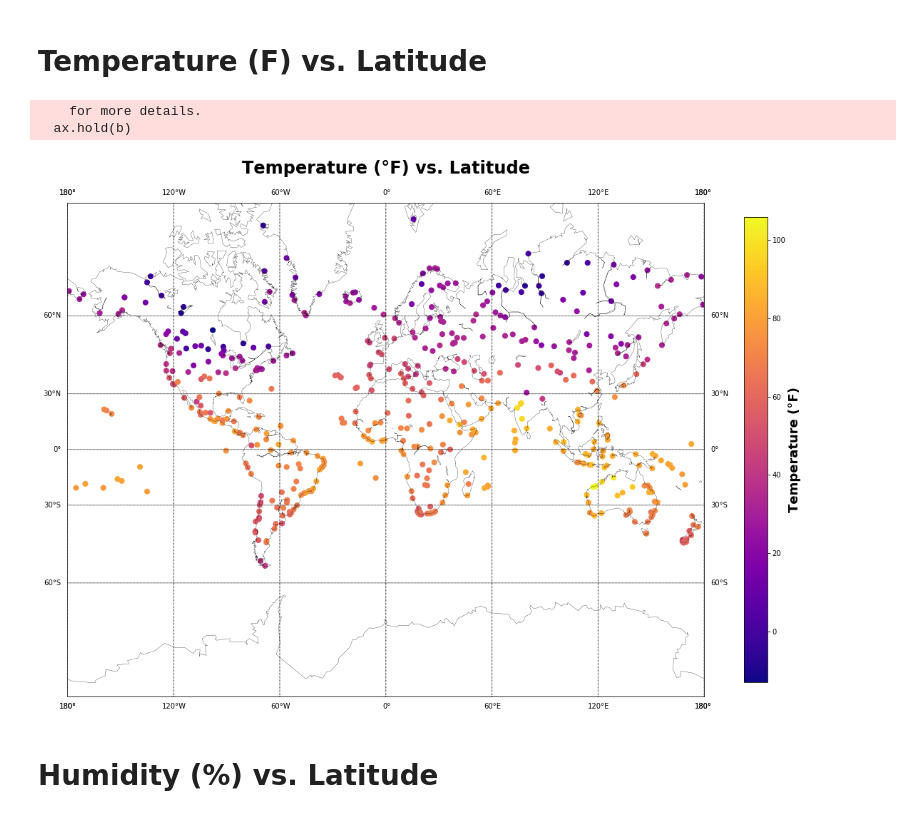
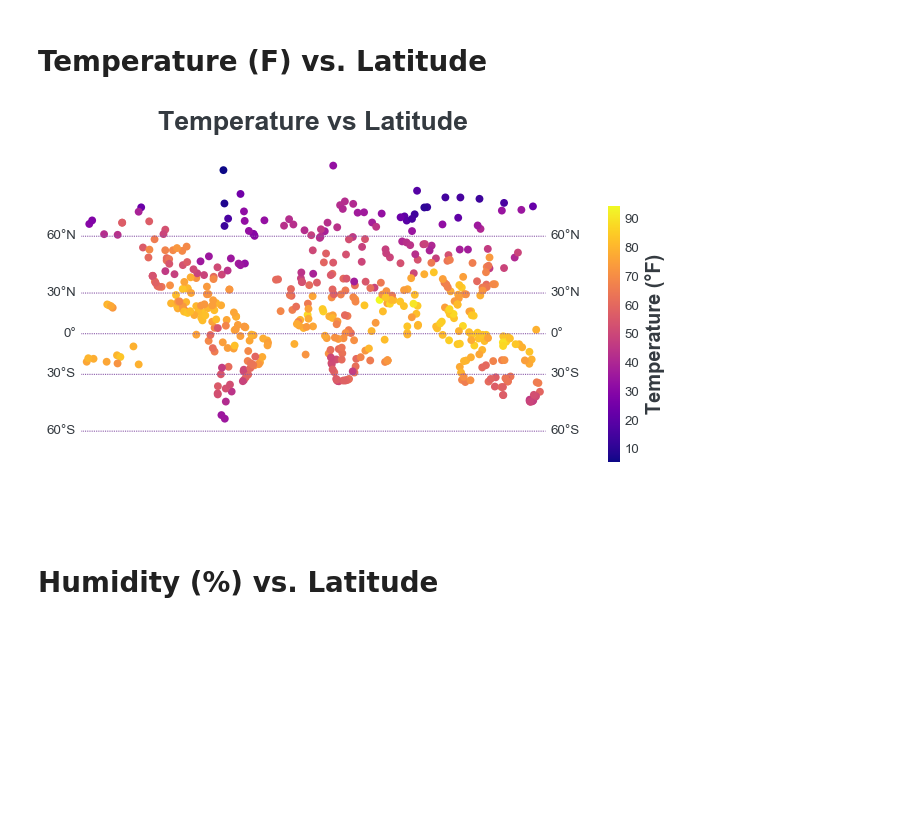
Before and after one commit to yegorkryukov/python-challenge, a Jupyter notebook: WeatherPy/WeatherPy.ipynb, the cells around one changed output. Saved outputs shown, nothing was run; the diff lists cells and outputs as text; code cells hidden in the pictures; blank space fills up the shorter version.

Commit message:
Updated image render, added function to render

```diff
--- a/WeatherPy/WeatherPy.ipynb
+++ b/WeatherPy/WeatherPy.ipynb
@@ -179,32 +225,23 @@ cities_df.to_csv('weather_data.csv')
 # %% [markdown]
 # Temperature (F) vs. Latitude
-# %%
-# plot initial coordinates to see how the pick is spread
-f, ax = plt.subplots(figsize=(20,15))
-m = Basemap(projection='merc',llcrnrlat=-80,urcrnrlat=80,\
-            llcrnrlon=-180,urcrnrlon=180,lat_ts=20,resolution='c', ax=ax)
-m.drawcoastlines(linewidth=0.3)
-
-# draw parallels and meridians
-m.drawparallels(np.arange(-90.,91.,30.),labels=[1,1,0,0])
-m.drawmeridians(np.arange(-180.,181.,60.),labels=[0,0,1,1])
-
-#create coordinates
-lng = cities_df['Longitude'].values
-lat = cities_df['Latitude'].values
-temps = cities_df['Temperature, imperial'].values
-x,y= m(lng, lat)
-
-cax = m.scatter(x,y, latlon=False, c=temps, s=50, cmap='plasma', alpha=1)
-cbar = f.colorbar(cax, shrink=0.8)
-cbar.set_label('Temperature (°F)', fontsize=18, weight='bold')
-
-plt.title('Temperature (°F) vs. Latitude', fontsize=24, position=(0.5,1.05), weight='bold')
-plt.show()
-# %% [output]
-    for more details.
-  ax.hold(b)
-[figure, removed]
+# %%
+cities_df = pd.read_csv('weather_data.csv')
+# %%
+#create variables for plotting
+lng = cities_df['Longitude'].values
+lat = cities_df['Latitude'].values
+
+title1 = 'Temperature vs Latitude'
+temps = cities_df['Temperature, imperial'].values
+temps_label = 'Temperature (°F)'
+# %%
+#set variables for viz1 to plot here
+viz_title = title1
+to_plot = temps
+cmap_label = temps_label
+plot_map(viz_title, to_plot, cmap_label, lng, lat)
+# %% [output]
+[figure, added]
 # %% [markdown]
 # Humidity (%) vs. Latitude
 # %%
```
Also changed, not shown: parts of 5 cells of this notebook, 1 other file.
